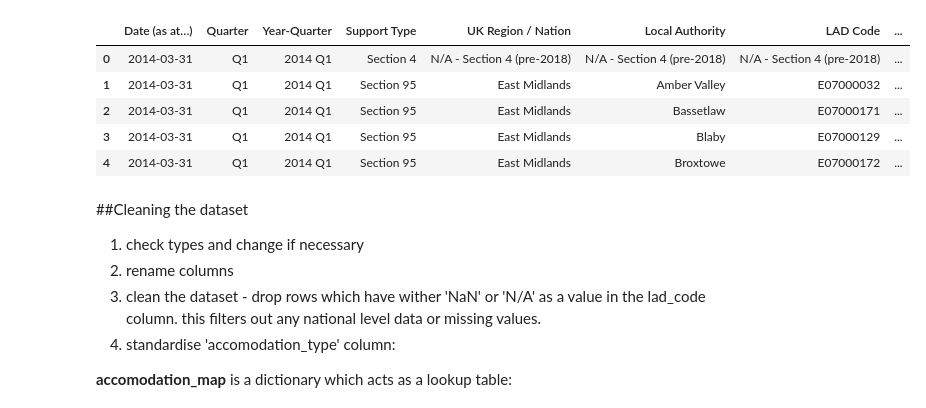
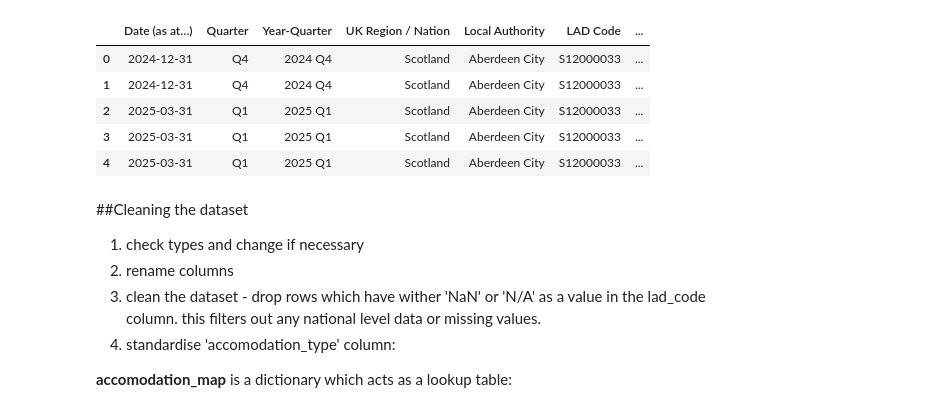
Before and after one commit to awenroberts/QM2-Project, a Jupyter notebook: FINAL2_asylum_seekers_receiving_support_data.ipynb, the cells around one changed output. Drawn from its saved outputs; the diff is of its cells as text; code cells hidden in the pictures.

```diff
--- a/FINAL2_asylum_seekers_receiving_support_data.ipynb
+++ b/FINAL2_asylum_seekers_receiving_support_data.ipynb
@@ -3,23 +3,23 @@
 # %%
 import os
 import pandas as pd
 import matplotlib.pyplot as plt
 
 
 df = pd.read_excel(
     "/content/Copy support-local-authority-datasets-sep-2025.xlsx",
-    sheet_name="Data_Asy_D11",
-    header=1,
+    sheet_name="Data_Asy_2425",
+     header=0,
     engine="openpyxl"
 )
 df.head()
 # %% [output]
-|  | Date (as at…) | Quarter | Year-Quarter | Support Type | UK Region / Nation | Local Authority | LAD Code | ... |
-| 0 | 2014-03-31 | Q1 | 2014 Q1 | Section 4 | N/A - Section 4 (pre-2018) | N/A - Section 4 (pre-2018) | N/A - Section 4 (pre-2018) | ... |
-| 1 | 2014-03-31 | Q1 | 2014 Q1 | Section 95 | East Midlands | Amber Valley | E07000032 | ... |
-| 2 | 2014-03-31 | Q1 | 2014 Q1 | Section 95 | East Midlands | Bassetlaw | E07000171 | ... |
-| 3 | 2014-03-31 | Q1 | 2014 Q1 | Section 95 | East Midlands | Blaby | E07000129 | ... |
-| 4 | 2014-03-31 | Q1 | 2014 Q1 | Section 95 | East Midlands | Broxtowe | E07000172 | ... |
+|  | Date (as at…) | Quarter | Year-Quarter | UK Region / Nation | Local Authority | LAD Code | ... |
+| 0 | 2024-12-31 | Q4 | 2024 Q4 | Scotland | Aberdeen City | S12000033 | ... |
+| 1 | 2024-12-31 | Q4 | 2024 Q4 | Scotland | Aberdeen City | S12000033 | ... |
+| 2 | 2025-03-31 | Q1 | 2025 Q1 | Scotland | Aberdeen City | S12000033 | ... |
+| 3 | 2025-03-31 | Q1 | 2025 Q1 | Scotland | Aberdeen City | S12000033 | ... |
+| 4 | 2025-03-31 | Q1 | 2025 Q1 | Scotland | Aberdeen City | S12000033 | ... |
 # %% [markdown]
 ##Cleaning the dataset
 
```
Also changed, not shown: parts of 26 cells of this notebook.
